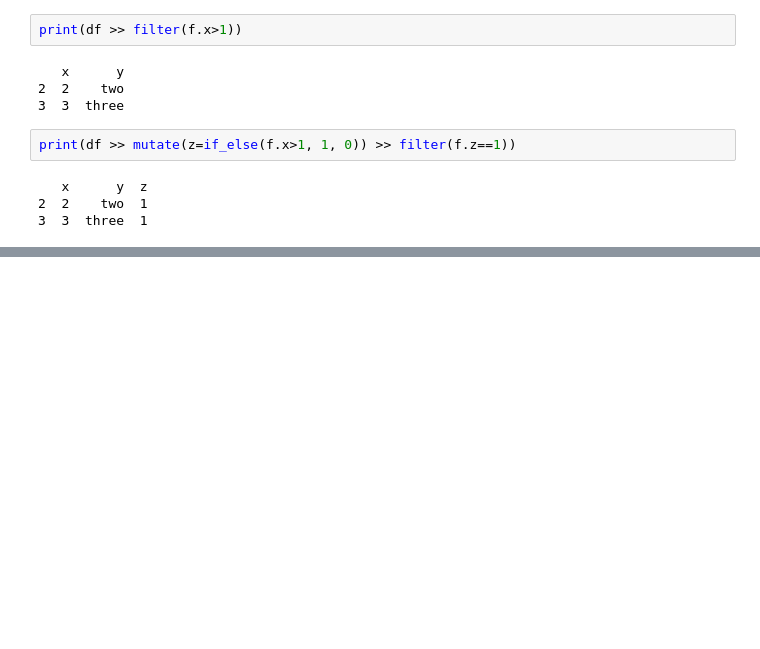
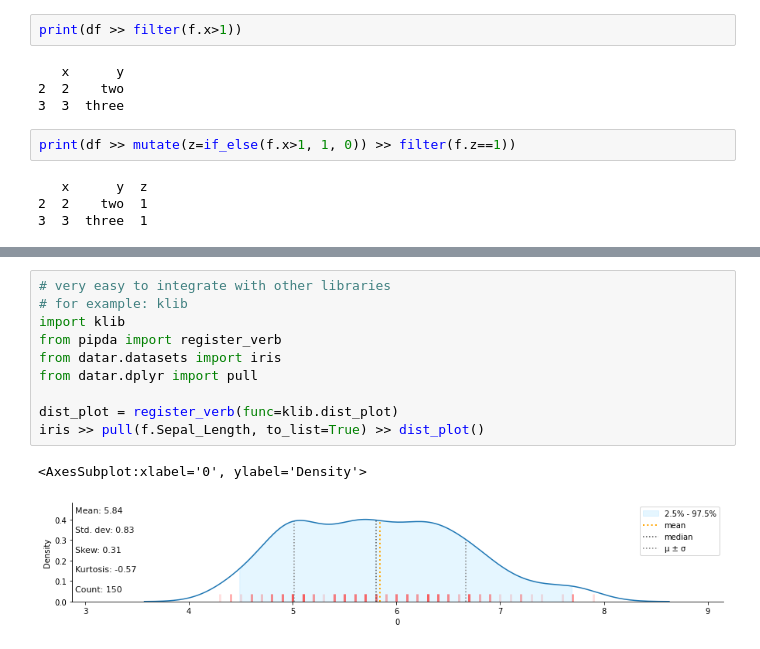
Before and after one commit to pwwang/datar, a Jupyter notebook: examples/readme.ipynb, the cells around one changed output, grey strips where cells are left out. Saved outputs shown, nothing was run; the diff lists cells and outputs as text; blank space fills up the shorter version.

```diff
--- a/examples/readme.ipynb
+++ b/examples/readme.ipynb
@@ -51,0 +52,13 @@ df = tibble(x=numpy.linspace(0, 2*pi, 500))
+# %%
+# very easy to integrate with other libraries
+# for example: klib
+import klib
+from pipda import register_verb
+from datar.datasets import iris
+from datar.dplyr import pull
+
+dist_plot = register_verb(func=klib.dist_plot)
+iris >> pull(f.Sepal_Length, to_list=True) >> dist_plot()
+# %% [output]
+<AxesSubplot:xlabel='0', ylabel='Density'>
+[figure, added]
```
Also changed, not shown: parts of 1 cell of this notebook, 2 other files.
